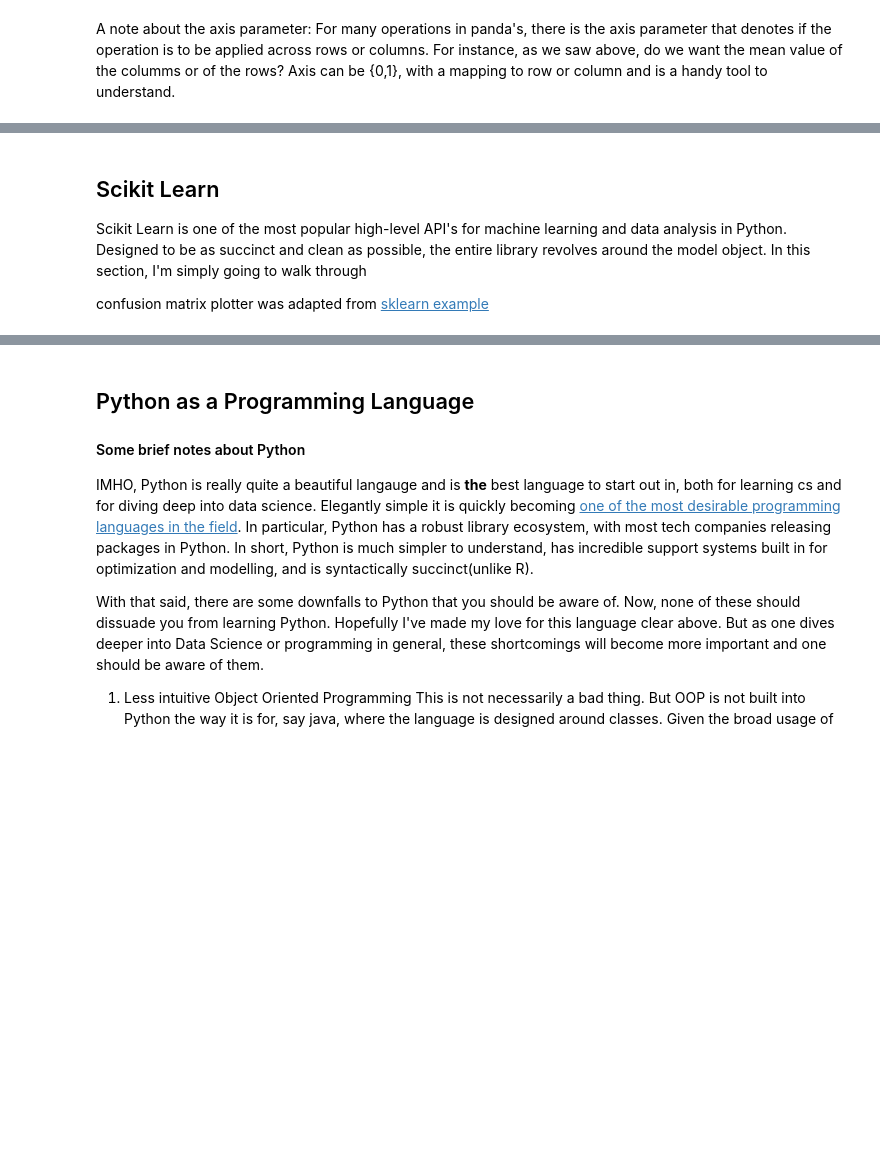
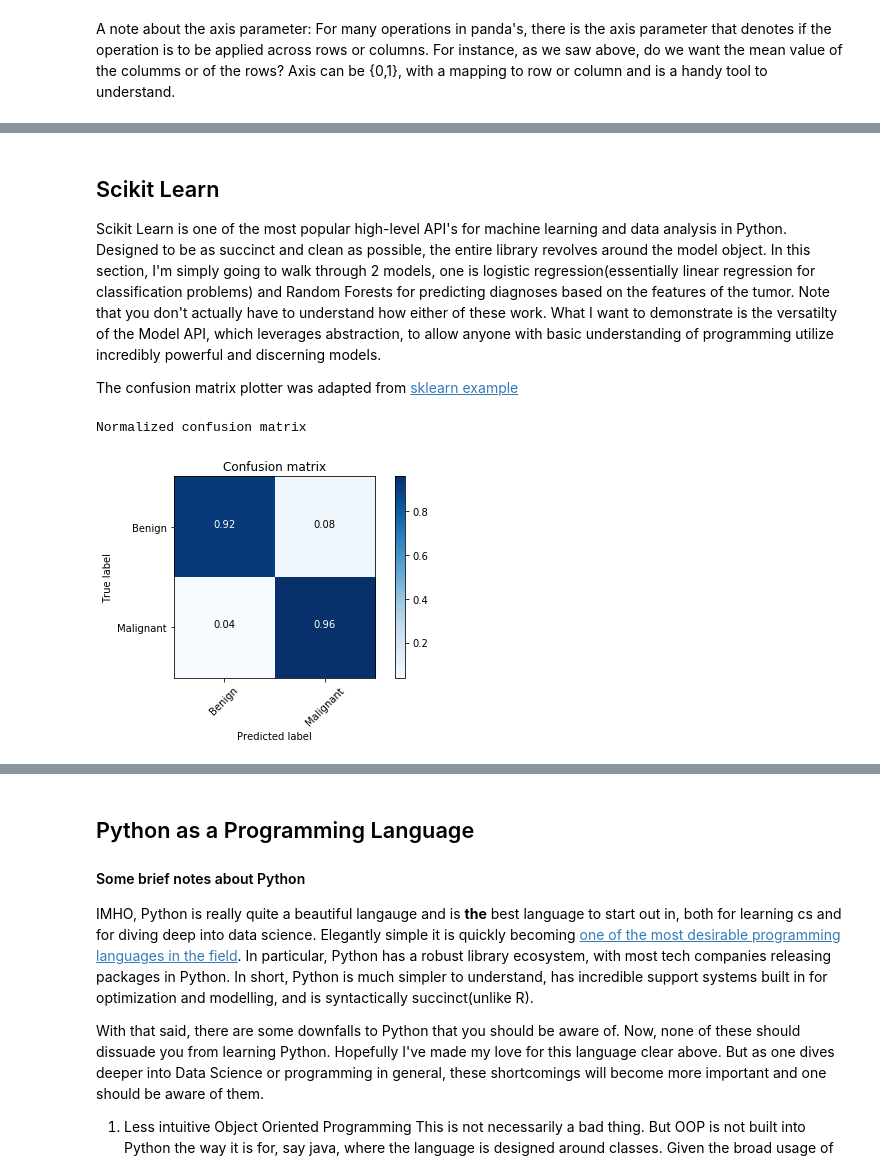
Before and after one commit to charlesxjyang/ML-tutorials, a Jupyter notebook: Python Tutorial/Python for Data Science Tutorial.ipynb, the cells around one changed output, grey strips where cells are left out. Saved outputs shown, nothing was run; the diff lists cells and outputs as text; code cells hidden in the pictures; blank space fills up the shorter version.

```diff
--- a/Python Tutorial/Python for Data Science Tutorial.ipynb
+++ b/Python Tutorial/Python for Data Science Tutorial.ipynb
@@ -450,20 +509,54 @@ plt.tight_layout()
 # %% [markdown]
 <a id='Sklearn'></a>
 ## Scikit Learn
-Scikit Learn is one of the most popular high-level API's for machine learning and data analysis in Python. Designed to be as succinct and clean as possible, the entire library revolves around the model object. In this section, I'm simply going to walk through
+Scikit Learn is one of the most popular high-level API's for machine learning and data analysis in Python. Designed to be as succinct and clean as possible, the entire library revolves around the model object. In this section, I'm simply going to walk through 2 models, one is logistic regression(essentially linear regression for classification problems) and Random Forests for predicting diagnoses based on the features of the tumor. Note that you don't actually have to understand how either of these work. What I want to demonstrate is the versatilty of the Model API, which leverages abstraction, to allow anyone with basic understanding of programming utilize incredibly powerful and discerning models.
 
-confusion matrix plotter was adapted from [sklearn example](http://scikit-learn.org/stable/auto_examples/model_selection/plot_confusion_matrix.html#sphx-glr-auto-examples-model-selection-plot-confusion-matrix-py)
+The confusion matrix plotter was adapted from [sklearn example](http://scikit-learn.org/stable/auto_examples/model_selection/plot_confusion_matrix.html#sphx-glr-auto-examples-model-selection-plot-confusion-matrix-py)
+# %%
+#Adopted from sklearn confusion_matrix example
+def plot_confusion_matrix(y_test,y_pred, classes):
+    import itertools
+    from sklearn.metrics import confusion_matrix
+    cmap=plt.cm.Blues
+    cm = confusion_matrix(y_test,y_pred)
+    cm = cm.astype('float') / cm.sum(axis=1)[:, np.newaxis]
+    print("Normalized confusion matrix")
+
+    plt.imshow(cm, interpolation='nearest', cmap=cmap)
+    plt.title('Confusion matrix')
+    plt.colorbar()
+    tick_marks = np.arange(len(classes))
+    plt.xticks(tick_marks, classes, rotation=45)
+    plt.yticks(tick_marks, classes)
+
+    fmt = '.2f'
+    thresh = cm.max() / 2.
+    for i, j in itertools.product(range(cm.shape[0]), range(cm.shape[1])):
+        plt.text(j, i, format(cm[i, j], fmt),
+                 horizontalalignment="center",
+                 color="white" if cm[i, j] > thresh else "black")
+
+    plt.tight_layout()
+    plt.ylabel('True label')
+    plt.xlabel('Predicted label')
 # %%
+#Logistic Regression
 from sklearn.linear_model import LogisticRegression
 from sklearn.model_selection import train_test_split
 #converts M,B to 1,0 respectively
 y = np.array(df['diagnosis']=='M').astype(int)
 
 X_train,X_test,y_train,y_test = train_test_split(df.iloc[:,1:],df['diagnosis'])
 
 #instantiating the model object
 model = LogisticRegression()
 #fitting/training model on train data
 model.fit(X_train,y_train)
 #model will predict based on given X_test
 y_pred = model.predict(X_test)
+#Plotting Confusion Matrix
+class_names = ['Benign','Malignant']
+plot_confusion_matrix(y_test,y_pred,class_names)
+# %% [output]
+Normalized confusion matrix
+[figure, added]
```
Also changed, not shown: parts of 29 cells of this notebook.
